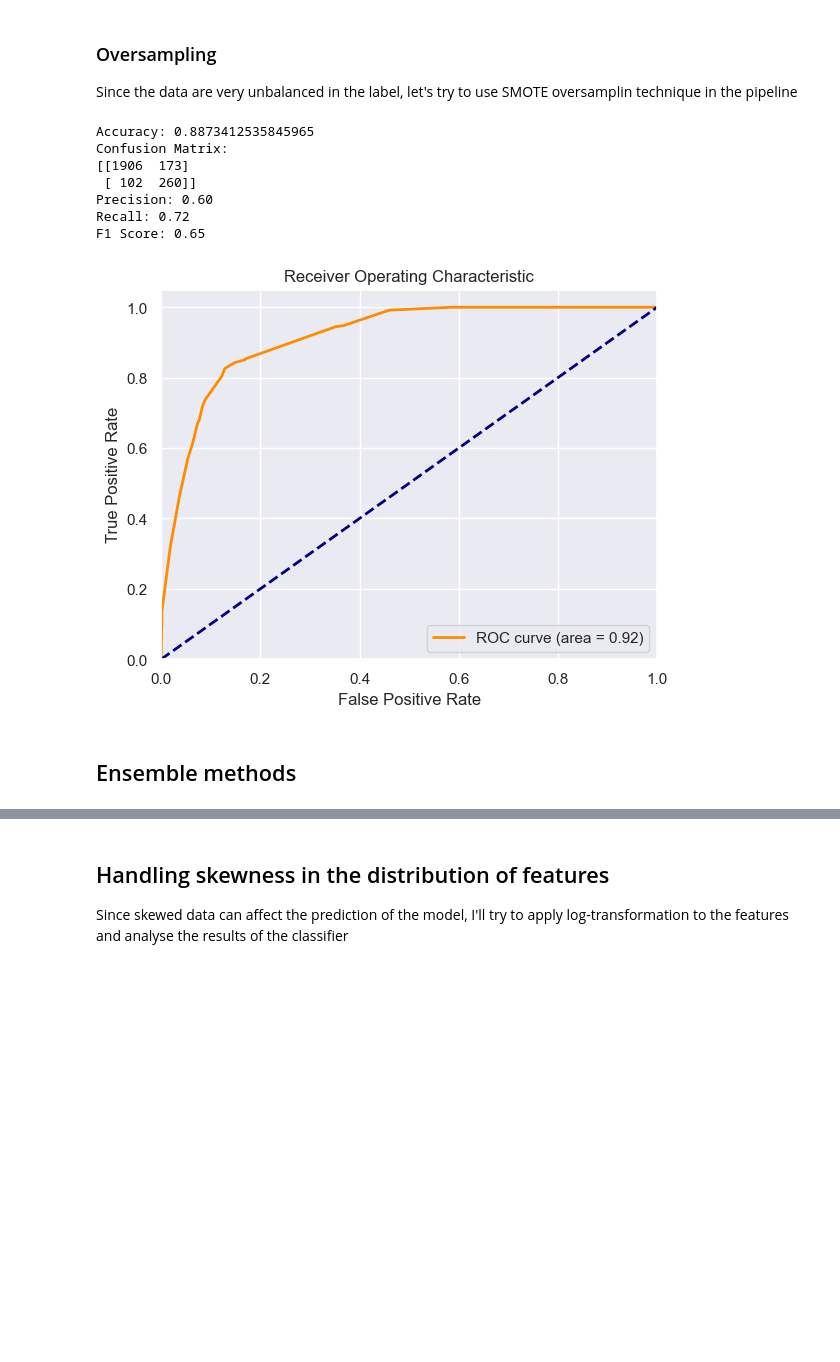
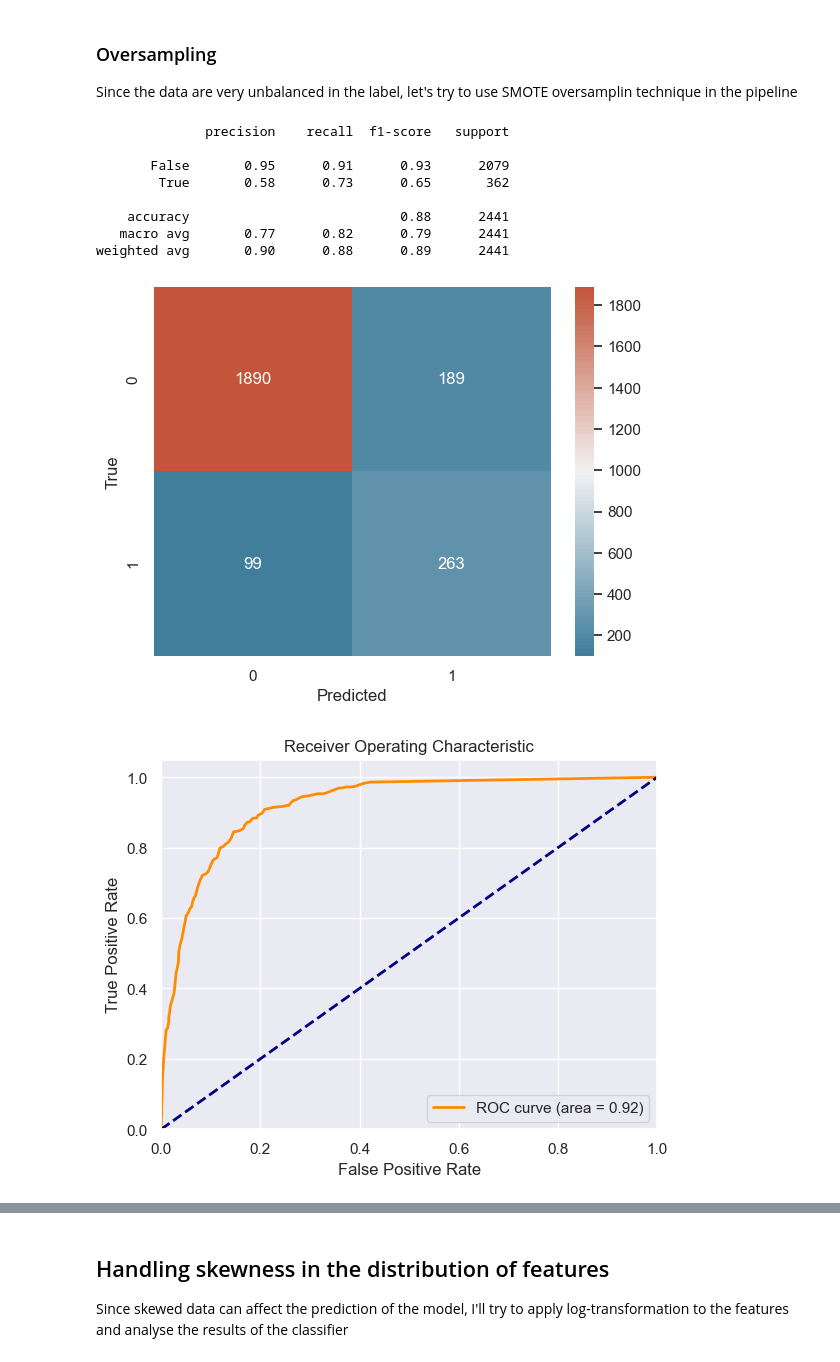
Before and after one commit to alessandroAbati/Online-Shoppers-Purchasing-Intention-Prediction, a Jupyter notebook: main.ipynb, the cells around one changed output, grey strips where cells are left out. Cells and saved outputs as stored; diff of their text form; code cells hidden in the pictures; blank space fills up the shorter version.

```diff
--- a/main.ipynb
+++ b/main.ipynb
@@ -465,7 +457,7 @@ X_test_naive = X_test[['PageValues']]
 # Create a pipeline that first scales the data then applies Decision Tree Classifier
 pipe = Pipeline([
                 ('scaler', StandardScaler()),
-                ('classifier', DecisionTreeClassifier(criterion='entropy', max_depth=10, min_samples_leaf=50, random_state=42))
+                ('classifier', DecisionTreeClassifier(criterion='entropy', max_depth=1, random_state=42))
                 ])
 
 # Fit and predict
@@ -517,7 +509,7 @@ weighted avg       0.88      0.89      0.88      2441
 # Create a pipeline that first scales the data then applies Decision Tree Classifier
 pipe = Pipeline([
                 ('scaler', StandardScaler()),
-                ('classifier', DecisionTreeClassifier(criterion='entropy', max_depth=5, min_samples_leaf=4, min_samples_split=5, class_weight='balanced', random_state=42))
+                ('classifier', DecisionTreeClassifier(criterion='entropy', max_depth=10, min_samples_leaf=50, class_weight='balanced', random_state=42))
                 ])
 
 # Fit and predict
@@ -571,7 +565,7 @@ from imblearn.over_sampling import SMOTE
 pipe = ImbPipeline([
     ('scaler', StandardScaler()),
     ('smote', SMOTE(random_state=42)),
-    ('classifier', DecisionTreeClassifier(criterion='entropy', max_depth=5, min_samples_leaf=4, min_samples_split=5, random_state=42))
+    ('classifier', DecisionTreeClassifier(criterion='entropy', max_depth=10, min_samples_leaf=50, random_state=42))
 ])
 
 # Fit and predict
@@ -580,40 +574,40 @@ y_pred = pipe.predict(X_test)
 
 # Predict probabilities for the test data
 y_probs = pipe.predict_proba(X_test)[:, 1]  # get the probability of the positive class
 
 # Evaluate the model
 conf_matrix = confusion_matrix(y_test, y_pred)
 print(classification_report(y_test, y_pred))
 
 # Plot confusion matrix
 sns.heatmap(conf_matrix, annot=True, fmt="d", cmap=cmap)
 plt.xlabel('Predicted')
 plt.ylabel('True')
 plt.show()
 
 # Calculate ROC Curve and AUC
 fpr, tpr, thresholds = roc_curve(y_test, y_probs)
 roc_auc = auc(fpr, tpr)
 
 # Plot the ROC Curve
 plt.figure()
 plt.plot(fpr, tpr, color='darkorange', lw=2, label='ROC curve (area = %0.2f)' % roc_auc)
 plt.plot([0, 1], [0, 1], color='navy', lw=2, linestyle='--')
 plt.xlim([0.0, 1.0])
 plt.ylim([0.0, 1.05])
 plt.xlabel('False Positive Rate')
 plt.ylabel('True Positive Rate')
 plt.title('Receiver Operating Characteristic')
 plt.legend(loc="lower right")
 plt.show()
 # %% [output]
-Accuracy: 0.8873412535845965
-Confusion Matrix:
-[[1906  173]
- [ 102  260]]
-Precision: 0.60
-Recall: 0.72
-F1 Score: 0.65
+              precision    recall  f1-score   support
+
+       False       0.95      0.91      0.93      2079
+        True       0.58      0.73      0.65       362
+
+    accuracy                           0.88      2441
+   macro avg       0.77      0.82      0.79      2441
+weighted avg       0.90      0.88      0.89      2441
-[figure, old version]
+[figure, new version]
+[figure, added]
-# %% [markdown]
-## Ensemble methods
```
Also changed, not shown: parts of 12 cells of this notebook, 2 other files.
